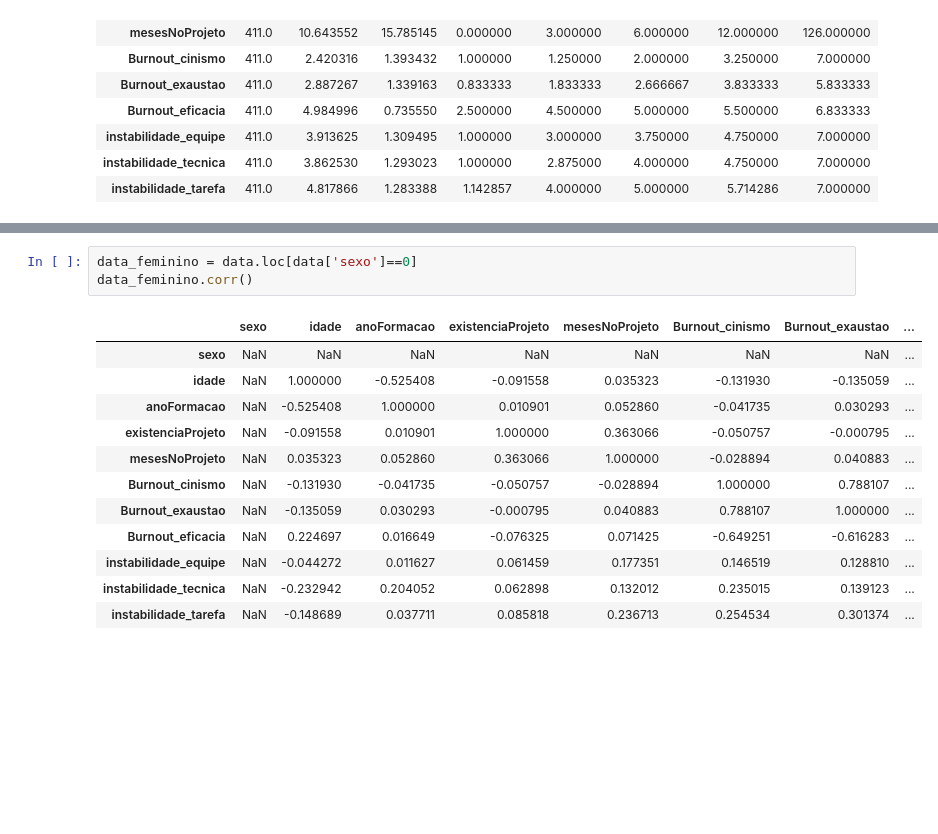
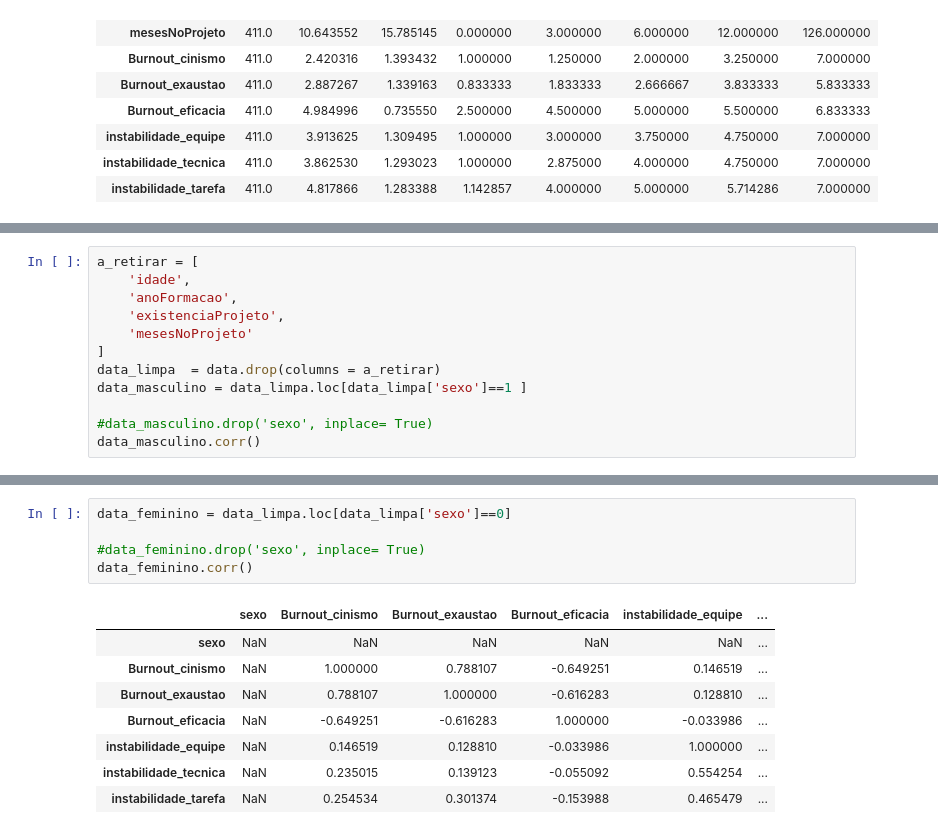
Before and after one commit to dan1lo/PesquisaDoutoradoPosDiferencas, a Jupyter notebook: artigo.ipynb, the cells around one changed output, grey strips where cells are left out. Cells and saved outputs as stored; diff of their text form; blank space fills up the shorter version.

```diff
--- a/artigo.ipynb
+++ b/artigo.ipynb
@@ -181,0 +166,12 @@ data_masculino.corr()
+# %%
+a_retirar = [
+    'idade',
+    'anoFormacao',
+    'existenciaProjeto',
+    'mesesNoProjeto'
+]
+data_limpa  = data.drop(columns = a_retirar)
+data_masculino = data_limpa.loc[data_limpa['sexo']==1 ]
+
+#data_masculino.drop('sexo', inplace= True)
+data_masculino.corr()
@@ -182,16 +187,14 @@ data_masculino.corr()
 # %%
-data_feminino = data.loc[data['sexo']==0]
+data_feminino = data_limpa.loc[data_limpa['sexo']==0]
+
+#data_feminino.drop('sexo', inplace= True)
 data_feminino.corr()
 # %% [output]
-|  | sexo | idade | anoFormacao | existenciaProjeto | mesesNoProjeto | Burnout_cinismo | Burnout_exaustao | ... |
-| sexo | NaN | NaN | NaN | NaN | NaN | NaN | NaN | ... |
-| idade | NaN | 1.000000 | -0.525408 | -0.091558 | 0.035323 | -0.131930 | -0.135059 | ... |
-| anoFormacao | NaN | -0.525408 | 1.000000 | 0.010901 | 0.052860 | -0.041735 | 0.030293 | ... |
-| existenciaProjeto | NaN | -0.091558 | 0.010901 | 1.000000 | 0.363066 | -0.050757 | -0.000795 | ... |
-| mesesNoProjeto | NaN | 0.035323 | 0.052860 | 0.363066 | 1.000000 | -0.028894 | 0.040883 | ... |
-| Burnout_cinismo | NaN | -0.131930 | -0.041735 | -0.050757 | -0.028894 | 1.000000 | 0.788107 | ... |
-| Burnout_exaustao | NaN | -0.135059 | 0.030293 | -0.000795 | 0.040883 | 0.788107 | 1.000000 | ... |
-| Burnout_eficacia | NaN | 0.224697 | 0.016649 | -0.076325 | 0.071425 | -0.649251 | -0.616283 | ... |
-| instabilidade_equipe | NaN | -0.044272 | 0.011627 | 0.061459 | 0.177351 | 0.146519 | 0.128810 | ... |
-| instabilidade_tecnica | NaN | -0.232942 | 0.204052 | 0.062898 | 0.132012 | 0.235015 | 0.139123 | ... |
-| instabilidade_tarefa | NaN | -0.148689 | 0.037711 | 0.085818 | 0.236713 | 0.254534 | 0.301374 | ... |
+|  | sexo | Burnout_cinismo | Burnout_exaustao | Burnout_eficacia | instabilidade_equipe | ... |
+| sexo | NaN | NaN | NaN | NaN | NaN | ... |
+| Burnout_cinismo | NaN | 1.000000 | 0.788107 | -0.649251 | 0.146519 | ... |
+| Burnout_exaustao | NaN | 0.788107 | 1.000000 | -0.616283 | 0.128810 | ... |
+| Burnout_eficacia | NaN | -0.649251 | -0.616283 | 1.000000 | -0.033986 | ... |
+| instabilidade_equipe | NaN | 0.146519 | 0.128810 | -0.033986 | 1.000000 | ... |
+| instabilidade_tecnica | NaN | 0.235015 | 0.139123 | -0.055092 | 0.554254 | ... |
+| instabilidade_tarefa | NaN | 0.254534 | 0.301374 | -0.153988 | 0.465479 | ... |
```
Also changed, not shown: parts of 2 cells of this notebook, 2 other files.
